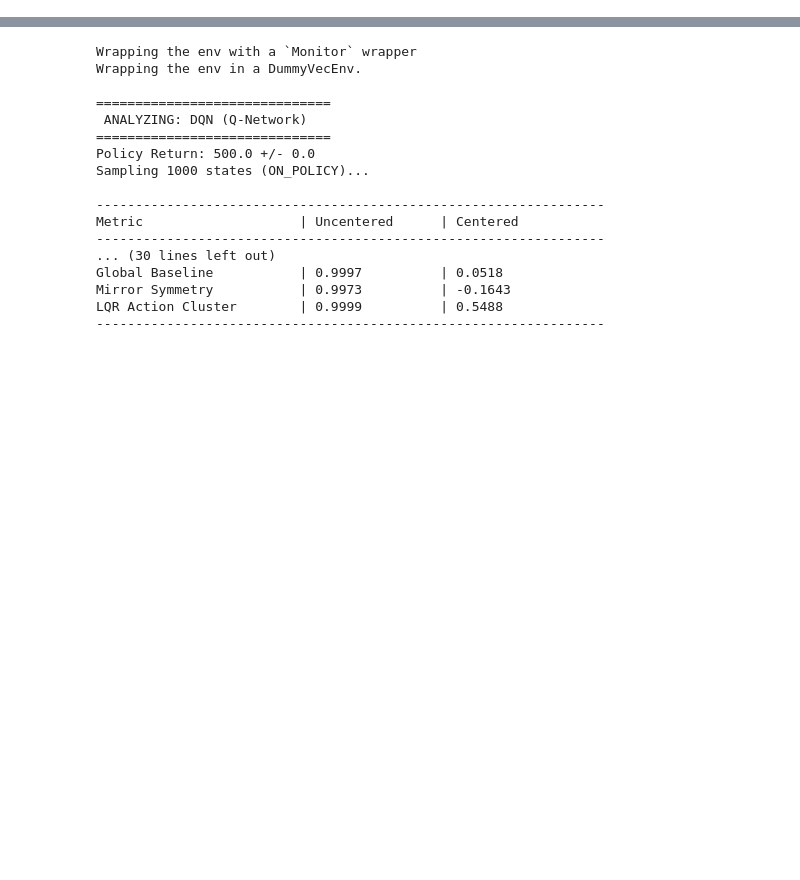
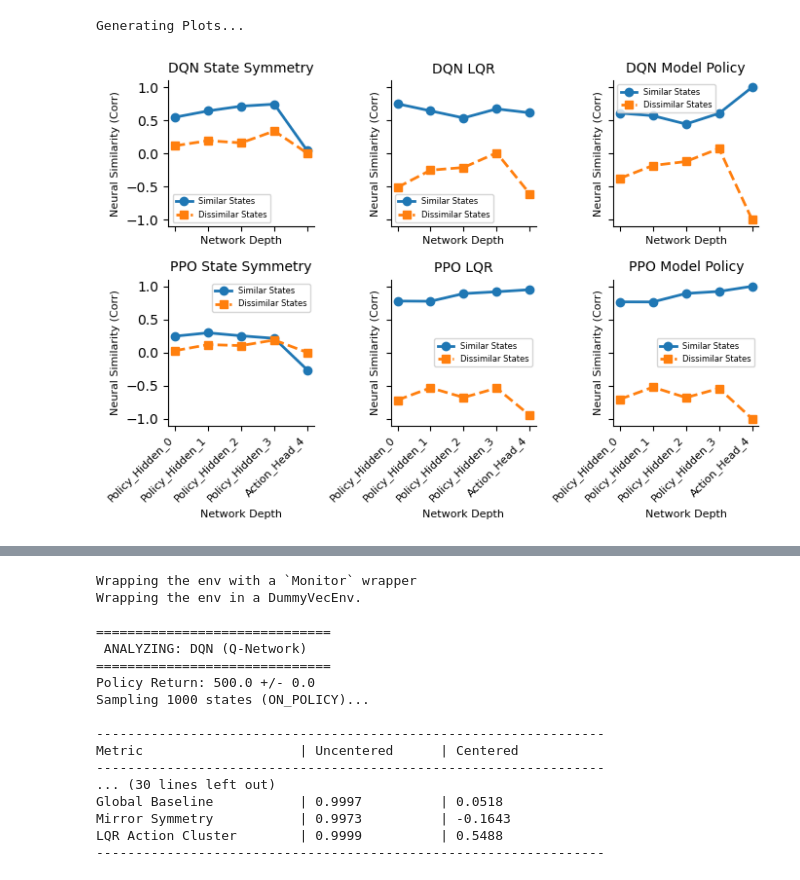
Before and after one commit to seblee97/state-abstraction-capacity, a Jupyter notebook: notebooks/inverted_pendulum.ipynb, the cells around one changed output, grey strips where cells are left out. Saved outputs shown, nothing was run; the diff lists cells and outputs as text; code cells hidden in the pictures; blank space fills up the shorter version.

```diff
--- a/notebooks/inverted_pendulum.ipynb
+++ b/notebooks/inverted_pendulum.ipynb
@@ -0,0 +311,47 @@
+# %%
+import seaborn as sns
+
+def plot_panel(m, ax, layers, title):
+    x = np.arange(len(layers))
+    ax.plot(x, [s[0] for s in m], 'o-', label="Similar States", linewidth=2)
+    ax.plot(x, [s[1] for s in m], 's--', label="Dissimilar States", linewidth=2)
+    ax.set_xlabel("Network Depth", fontsize=8)
+    ax.set_ylabel("Neural Similarity (Corr)", fontsize=8)
+    ax.set_xticks(x)
+    labels = []
+    for l in layers:
+        if "policy_net" in l: labels.append("Policy_Hidden")
+        elif "action_net" in l: labels.append("Action_Head")
+        elif "q_net" in l: labels.append("Q_Hidden" if "Linear" in l else "Act")
+        else: labels.append("Layer")
+
+    labels = [f"{l}_{idx}" for idx, l in enumerate(labels)]
+    ax.set_xticklabels(labels, rotation=45, ha='right', fontsize=8)
+    ax.legend(fontsize=6)
+    ax.set_title(title, fontsize=10)
+
+    return
+
+# 3. Plot
+print("\nGenerating Plots...")
+fig, axes = plt.subplots(2, 3, figsize=(7, 5), sharex=True, sharey=True)
+
+for (name, (layers, scores)) in results.items():
+
+    i = 0 if name == "DQN" else 1
+
+    m_state = np.array(scores["state"])
+    plot_panel(m_state, axes[i, 0], layers, "{} State Symmetry".format(name))
+
+    m_lqr = np.array(scores["lqr"])
+    plot_panel(m_lqr, axes[i, 1], layers, "{} LQR".format(name))
+
+    m_model = np.array(scores["model"])
+    plot_panel(m_model, axes[i, 2], layers, "{} Model Policy".format(name))
+
+sns.despine()
+plt.tight_layout()
+plt.savefig("inverted_pendulum_symmetry_analysis.png", dpi=300)
+# %% [output]
+Generating Plots...
+[figure, added]
```
Also changed, not shown: parts of 5 cells of this notebook.
